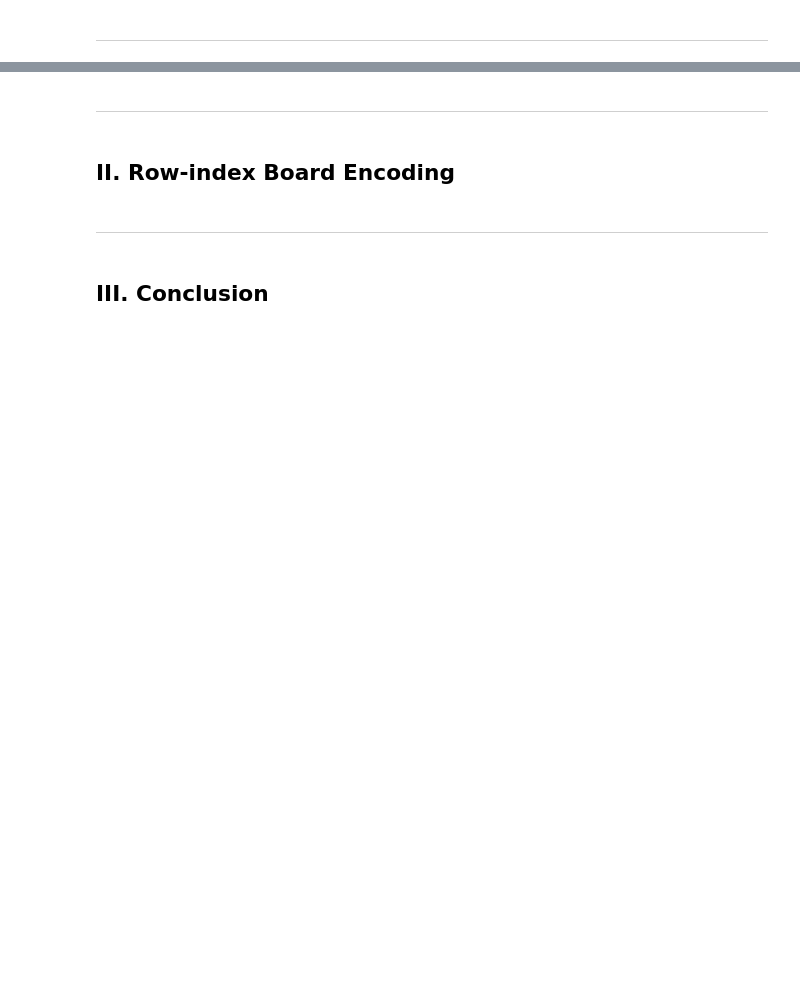
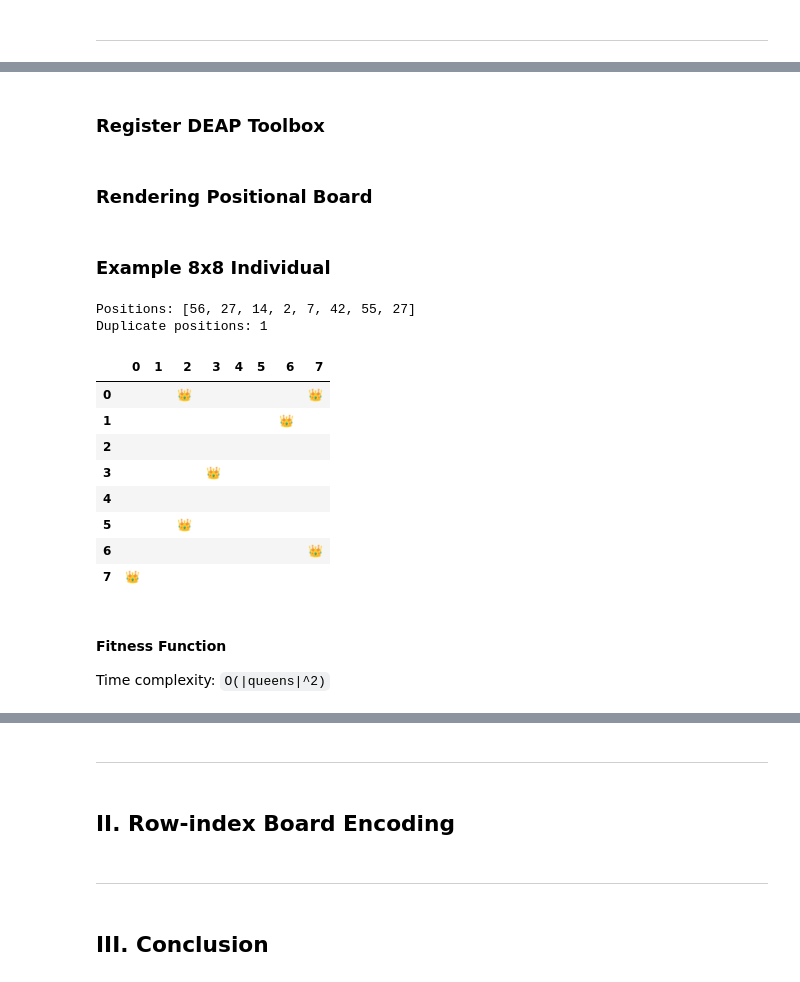
Before and after one commit to concision/n-queens, a Jupyter notebook: notebook.ipynb, the cells around one changed output, grey strips where cells are left out. Saved outputs shown, nothing was run; the diff lists cells and outputs as text; code cells hidden in the pictures; blank space fills up the shorter version.

```diff
--- a/notebook.ipynb
+++ b/notebook.ipynb
@@ -23,0 +52,21 @@ print(f"DEAP {deap.__version__}")
+# %% [markdown]
+### Register DEAP Toolbox
+# %%
+creator.create("fitness_min_p", base.Fitness, weights=(-1.0,))
+creator.create("individual_p", list, fitness=creator.fitness_min_p)
+
+# register individuals and population generators
+toolbox_p = base.Toolbox()
+toolbox_p.register("range_8", random.randint, 0, 8 ** 2 - 1)
+toolbox_p.register("range_16", random.randint, 0, 16 ** 2 - 1)
+toolbox_p.register("individual_8", tools.initRepeat, creator.individual_p, toolbox_p.range_8, n=8)
+toolbox_p.register("individual_16", tools.initRepeat, creator.individual_p, toolbox_p.range_16, n=16)
+toolbox_p.register("population_8", tools.initRepeat, list, toolbox_p.individual_8)
+toolbox_p.register("population_16", tools.initRepeat, list, toolbox_p.individual_16)
+
+# register possible genetic mutations
+toolbox_p.register("mate", tools.cxTwoPoint)
+toolbox_p.register("mutate", tools.mutUniformInt, low=0, up=63, indpb=0.2)
+toolbox_p.register("select", tools.selTournament, tournsize=8)
+# %% [markdown]
+### Rendering Positional Board
@@ -23,0 +83,22 @@ print(f"DEAP {deap.__version__}")
+# %% [markdown]
+### Example 8x8 Individual
+# %%
+example_individual_p = toolbox_p.population_8(n = 1)[0]
+print(f"Positions: {example_individual_p}")
+print(f"Duplicate positions: {len(example_individual_p) - len(set(example_individual_p))}")
+show_positional_grid(example_individual_p)
+# %% [output]
+Positions: [56, 27, 14, 2, 7, 42, 55, 27]
+Duplicate positions: 1
+|  | 0 | 1 | 2 | 3 | 4 | 5 | 6 | 7 |
+| 0 |  |  | 👑 |  |  |  |  | 👑 |
+| 1 |  |  |  |  |  |  | 👑 |  |
+| 2 |  |  |  |  |  |  |  |  |
+| 3 |  |  |  | 👑 |  |  |  |  |
+| 4 |  |  |  |  |  |  |  |  |
+| 5 |  |  | 👑 |  |  |  |  |  |
+| 6 |  |  |  |  |  |  |  | 👑 |
+| 7 | 👑 |  |  |  |  |  |  |  |
+# %% [markdown]
+#### Fitness Function
+Time complexity: `O(|queens|^2)`
```
Also changed, not shown: parts of 20 cells of this notebook.
